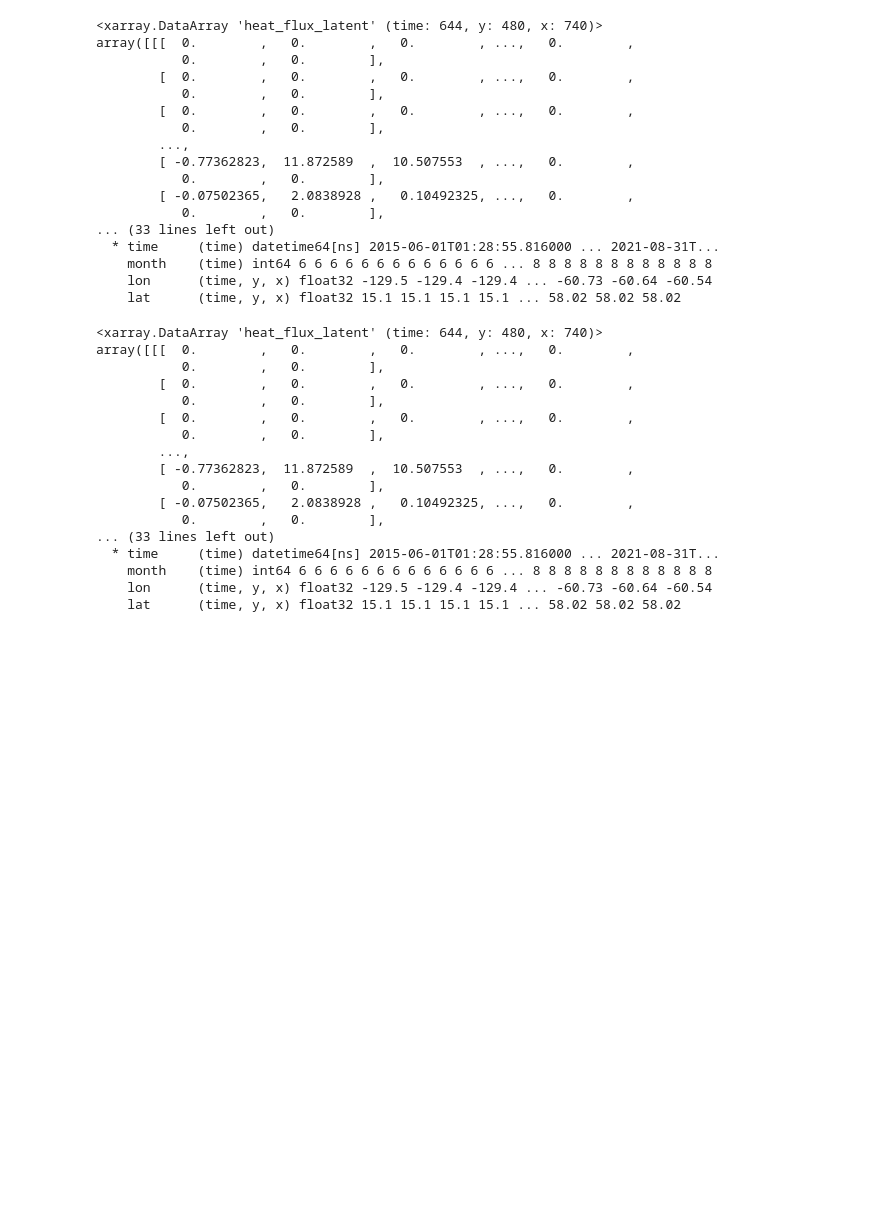
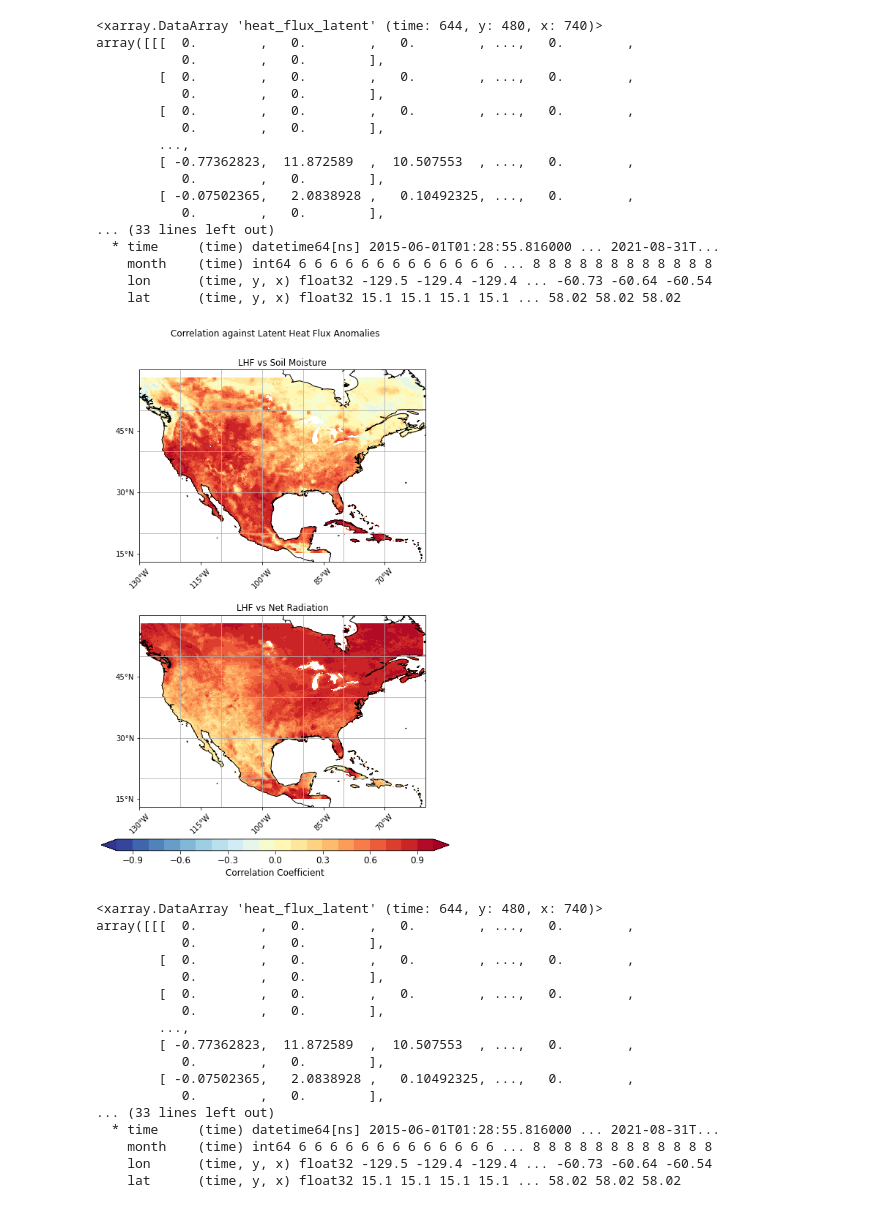
Before and after one commit to BDavis39/CLIM680, a Jupyter notebook: CLIM680_Assignments.ipynb, the cells around one changed output. Saved outputs shown, nothing was run; the diff lists cells and outputs as text; code cells hidden in the pictures; blank space fills up the shorter version.

```diff
--- a/CLIM680_Assignments.ipynb
+++ b/CLIM680_Assignments.ipynb
@@ -989,34 +1008,36 @@ for i,clim in enumerate(r_array):
         # Add gridlines
         axs[i].gridlines()
 
 # Adjust the location of the subplots
 # on the page to make room for the colorbar
 fig.subplots_adjust(wspace=0,
                     hspace=0.28)
 
 # Add a colorbar axis at the bottom of the graph
 cbar_ax = fig.add_axes([0.2, 0.05, 0.6, 0.02])
 
 # Draw the colorbar
 cbar=fig.colorbar(cs, cax=cbar_ax,orientation='horizontal')
 cbar.set_label(label='Correlation Coefficient', size='large')
 cbar.ax.tick_params(labelsize='large')
 
 # Add title
 # Add a big title at the top
-plt.suptitle('Correlation against Latent Heat Flux Anomolies', y=.95, size='large')
+plt.suptitle('Correlation against Latent Heat Flux Anomalies', y=.95, size='large')
 #plt.title('Correlation between Nino3.4 and Precipitation Anomalies')
 
 #
 #data,lon=add_cyclic_point(data,coord=ds_anoms['lon'])
 #mask_data,lons=add_cyclic_point(mask_sig,coord=ds_anoms['lon'])
 
 # Make a filled contour plot
 #cs=ax.contourf(lon,ds_anoms['lat'],
 #            data,clevs,
 #            transform=ccrs.PlateCarree(),
 #            cmap='bwr',extend='both')
 plt.savefig('Figs/LHF_Corr.png')
+# %% [output]
+[figure, added]
 # %%
 test = ds3['heat_flux_latent'].dropna(dim='time')
 # %%
```
Also changed, not shown: parts of 6 cells of this notebook, 2 other files.
